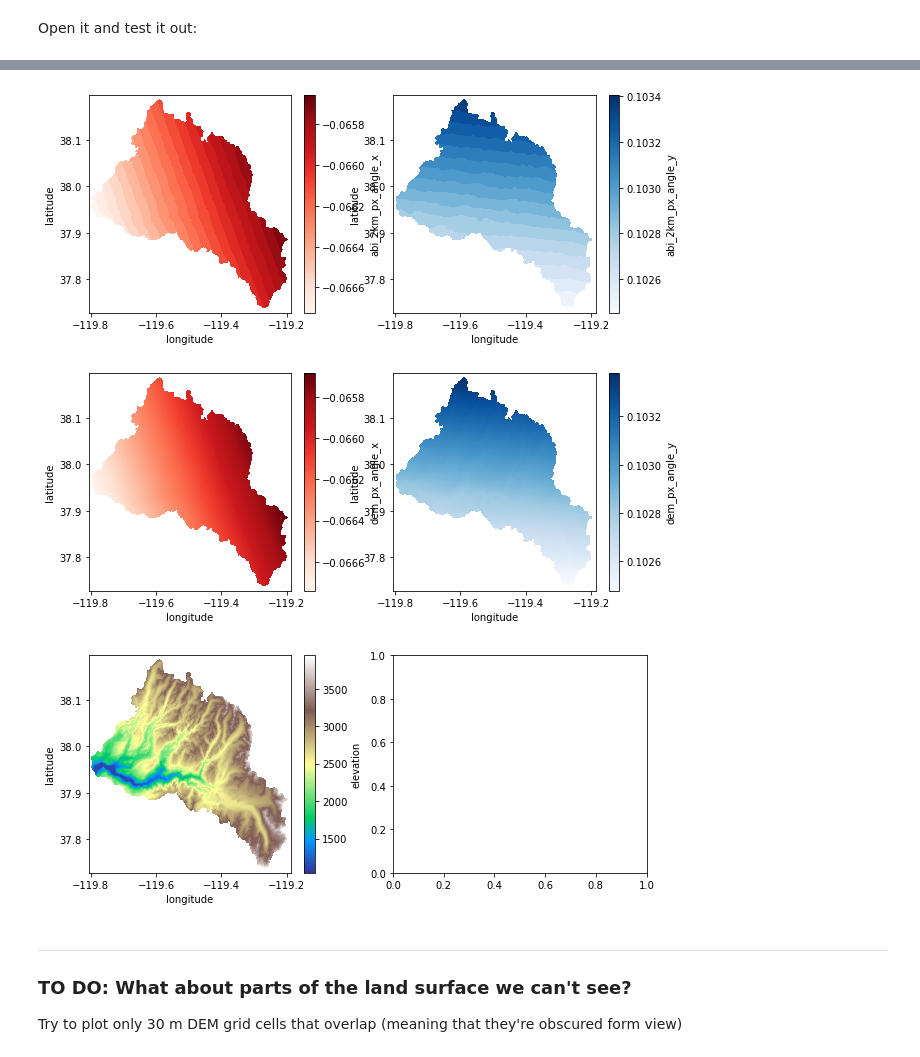
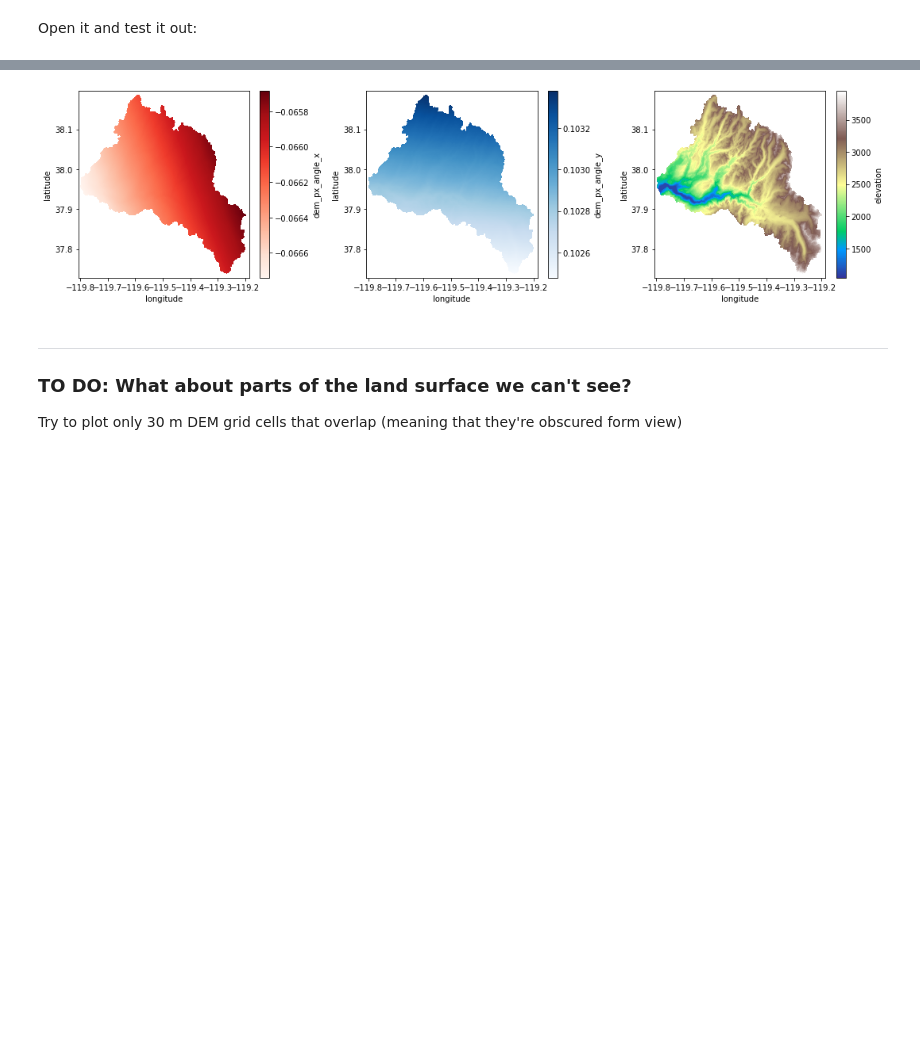
Before and after one commit to spestana/goes-ortho, a Jupyter notebook: goes-make-ortho-map.ipynb, the cells around one changed output, grey strips where cells are left out. Cells and saved outputs as stored; diff of their text form; code cells hidden in the pictures; blank space fills up the shorter version.

```diff
--- a/goes-make-ortho-map.ipynb
+++ b/goes-make-ortho-map.ipynb
@@ -379,15 +366,10 @@ Open it and test it out:
 with xr.open_dataset('test_map_tuol.nc') as tuol_test:
     print(tuol_test)
 
-    fig, ax = plt.subplots(1,2,figsize=(10,4))
-    tuol_test.abi_2km_px_angle_x.plot(x='longitude',y='latitude',cmap='Reds',ax=ax[0])
-    tuol_test.abi_2km_px_angle_y.plot(x='longitude',y='latitude',cmap='Blues',ax=ax[1])
-
-    fig, ax = plt.subplots(1,2,figsize=(10,4))
+    fig, ax = plt.subplots(1,3,figsize=(15,4))
     tuol_test.dem_px_angle_x.plot(x='longitude',y='latitude',cmap='Reds',ax=ax[0])
     tuol_test.dem_px_angle_y.plot(x='longitude',y='latitude',cmap='Blues',ax=ax[1])
-
-    fig, ax = plt.subplots(1,2,figsize=(10,4))
-    tuol_test.elevation.plot(x='longitude',y='latitude',cmap='terrain',ax=ax[0])
+    tuol_test.elevation.plot(x='longitude',y='latitude',cmap='terrain',ax=ax[2])
+    plt.tight_layout()
 # %% [output]
 <xarray.Dataset>
@@ -406,10 +388,8 @@ Data variables:
     dem_px_angle_y_info:                            DEM grid cell Y coordinat...
     longitude_info:                                 longitude from DEM file
     latitude_info:                                  latitude from DEM file
     elevation_info:                                 elevation from DEM file
-[figure, old version]
+[figure, new version]
-[figure, removed]
-[figure, removed]
 # %% [markdown]
 ***
 
```
Also changed, not shown: parts of 5 cells of this notebook.
